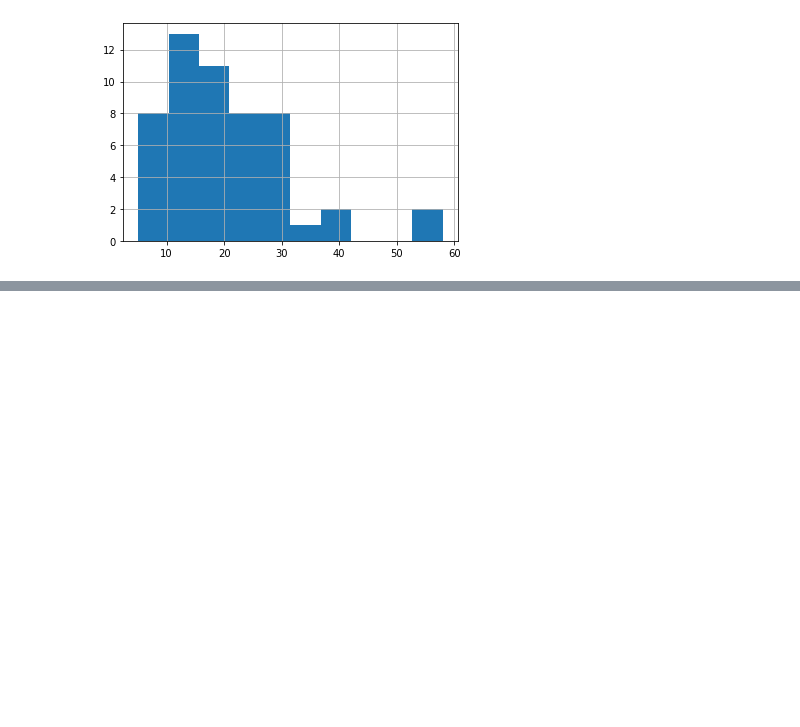
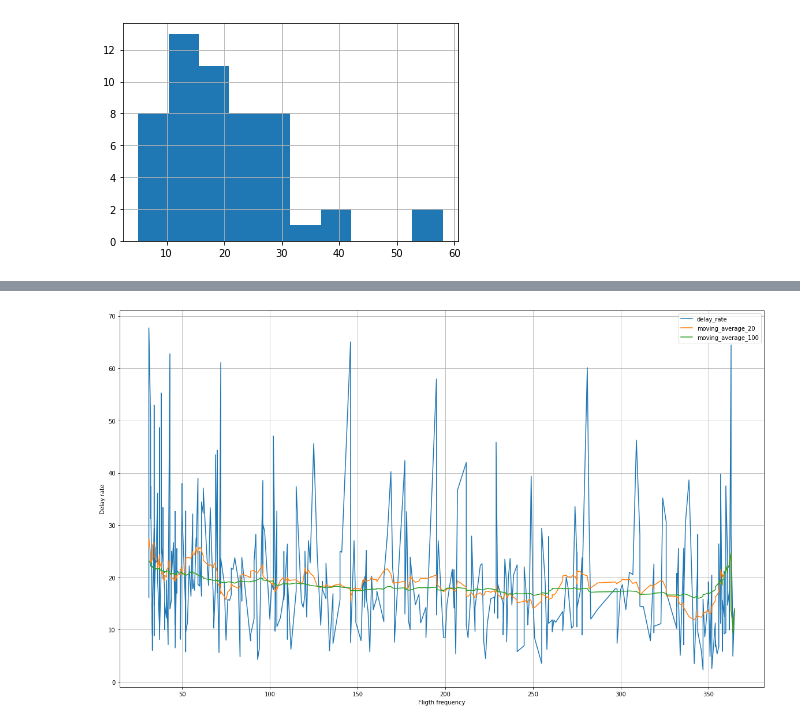
Before and after one commit to araujo-hilquias/ds_challenge, a Jupyter notebook: solution.ipynb, the cells around one changed output, grey strips where cells are left out. Saved outputs shown, nothing was run; the diff lists cells and outputs as text; code cells hidden in the pictures; blank space fills up the shorter version.

```diff
--- a/solution.ipynb
+++ b/solution.ipynb
@@ -329,0 +449,9 @@ We see that there are cities with almost 60% of flight delay rate. It may be an
+# %%
+df['flight_info'] = df['flight_number_i'] + df['destination_code_i'] + df['airline_code_i']
+aux_df = pd.DataFrame(index=df['flight_info'].unique(), columns=['flight_frequency', 'delay_number', 'delay_rate'])
+aux_df['flight_frequency'] = df[['flight_info', 'atraso_15']].groupby('flight_info').count()
+aux_df['delay_number'] = df[['flight_info', 'atraso_15']].groupby('flight_info').sum()
+aux_df['delay_rate'] =  100 * (aux_df['delay_number'] / aux_df['flight_frequency'])
+aux_df = aux_df.sort_values(by='flight_frequency', ascending=False)
+aux_df = aux_df.loc[aux_df['flight_frequency'] > 30, :]
+aux_df
@@ -329,0 +472,15 @@ We see that there are cities with almost 60% of flight delay rate. It may be an
+# %%
+aux_df['moving_average_20'] = aux_df['delay_rate'].rolling(20, min_periods=1).mean()
+aux_df['moving_average_100'] = aux_df['delay_rate'].rolling(100, min_periods=1).mean()
+
+plt.figure(figsize=(20,12))
+plt.plot(aux_df['flight_frequency'], aux_df['delay_rate'], label='delay_rate')
+plt.plot(aux_df['flight_frequency'], aux_df['moving_average_20'], label='moving_average_20')
+plt.plot(aux_df['flight_frequency'], aux_df['moving_average_100'], label='moving_average_100')
+plt.grid()
+plt.xlabel('Fligth frequency')
+plt.ylabel('Delay rate')
+plt.legend()
+plt.show()
+# %% [output]
+[figure, added]
```
Also changed, not shown: parts of 46 cells of this notebook, 1 other file.
